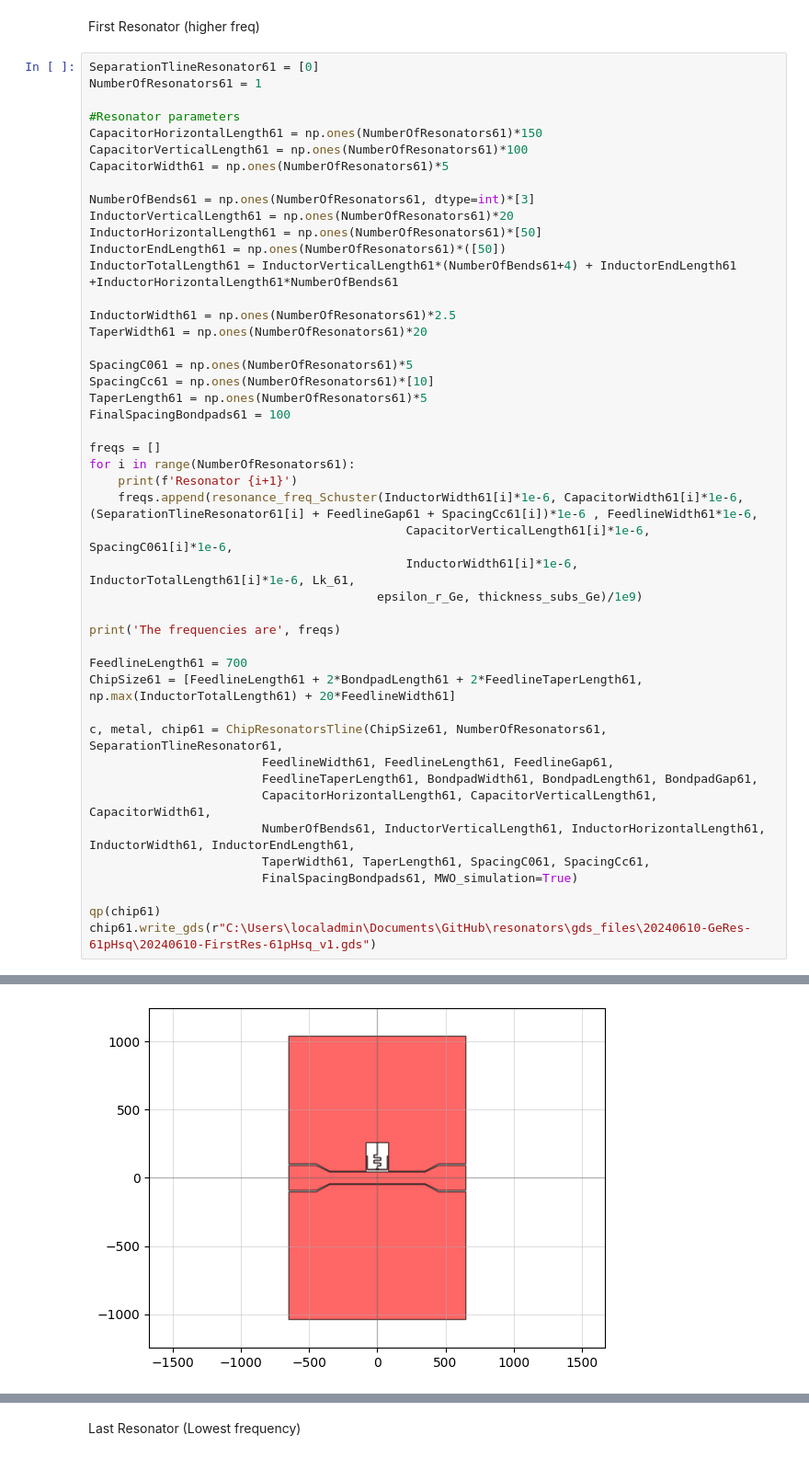
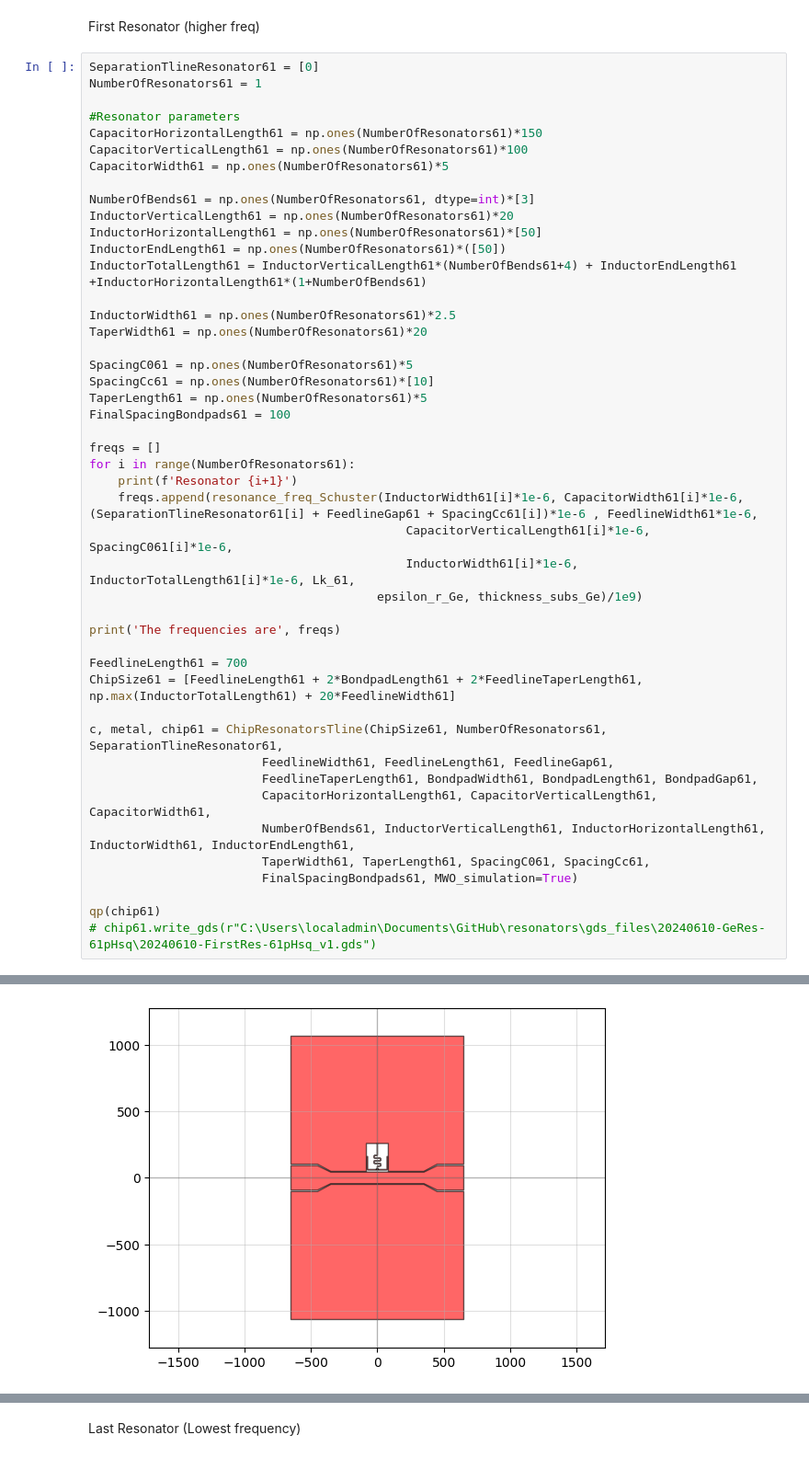
Before and after one commit to cbelo/resonators, a Jupyter notebook: 20240420-chips/design_chips.ipynb, the cells around one changed output, grey strips where cells are left out. Shown at 92% size. Drawn from its saved outputs; the diff is of its cells as text.

```diff
--- a/20240420-chips/design_chips.ipynb
+++ b/20240420-chips/design_chips.ipynb
@@ -517,7 +629,7 @@ NumberOfBends61 = np.ones(NumberOfResonators61, dtype=int)*[3]
 InductorVerticalLength61 = np.ones(NumberOfResonators61)*20
 InductorHorizontalLength61 = np.ones(NumberOfResonators61)*[50]
 InductorEndLength61 = np.ones(NumberOfResonators61)*([50])
-InductorTotalLength61 = InductorVerticalLength61*(NumberOfBends61+4) + InductorEndLength61 +InductorHorizontalLength61*NumberOfBends61
+InductorTotalLength61 = InductorVerticalLength61*(NumberOfBends61+4) + InductorEndLength61 +InductorHorizontalLength61*(1+NumberOfBends61)
 
 InductorWidth61 = np.ones(NumberOfResonators61)*2.5
 TaperWidth61 = np.ones(NumberOfResonators61)*20
@@ -549,6 +661,6 @@ c, metal, chip61 = ChipResonatorsTline(ChipSize61, NumberOfResonators61, Separat
                         FinalSpacingBondpads61, MWO_simulation=True)
 
 qp(chip61)
-chip61.write_gds(r"C:\Users\localadmin\Documents\GitHub\resonators\gds_files\20240610-GeRes-61pHsq\20240610-FirstRes-61pHsq_v1.gds")
+# chip61.write_gds(r"C:\Users\localadmin\Documents\GitHub\resonators\gds_files\20240610-GeRes-61pHsq\20240610-FirstRes-61pHsq_v1.gds")
 # %% [output]
 Resonator 1
@@ -556 +673 @@ The frequencies are [9.382116323396838]
-[figure, old version]
+[figure, new version]
```
Also changed, not shown: parts of 5 cells of this notebook, 3 other files.
